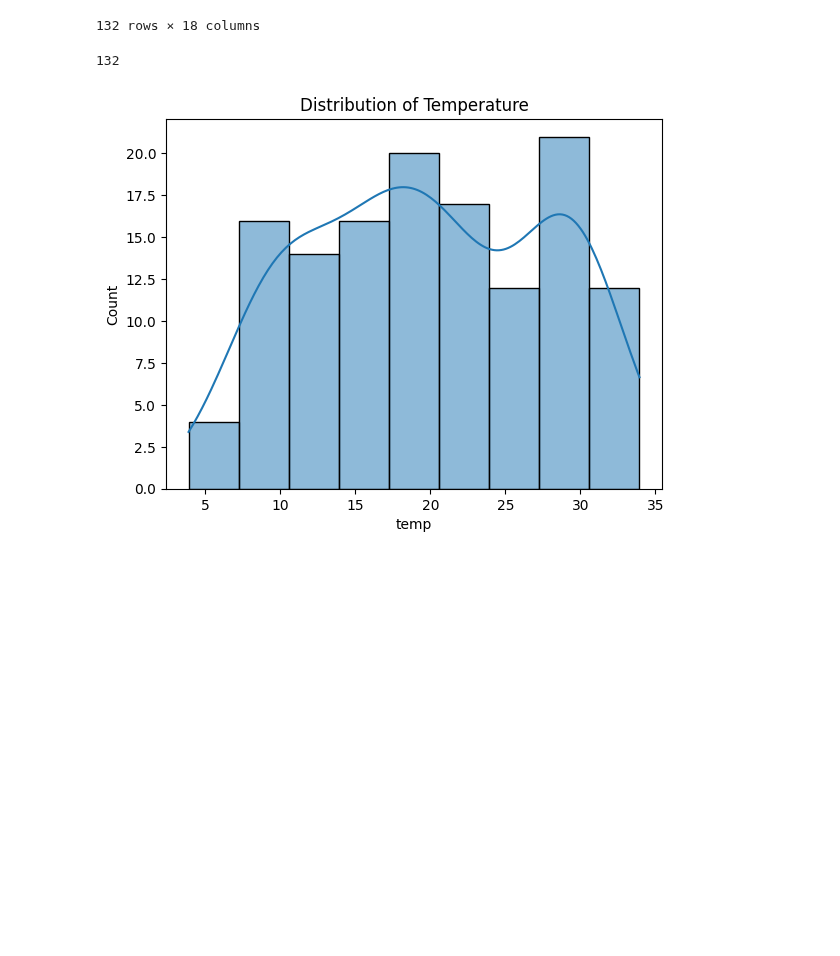
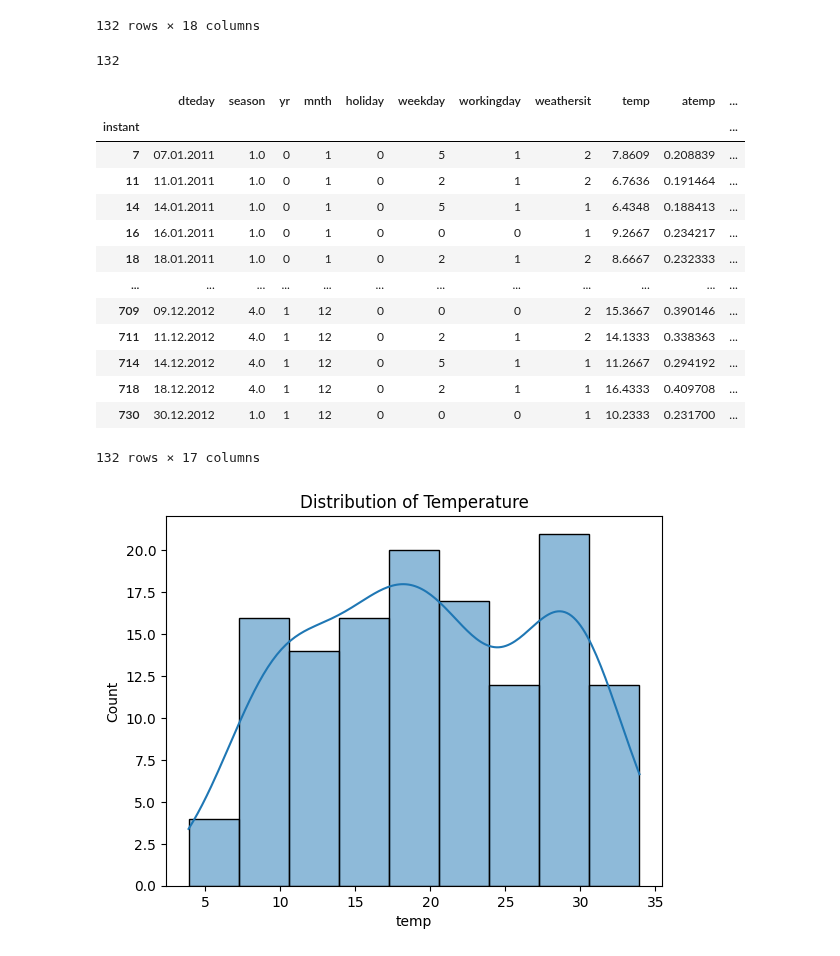
Before and after one commit to PatrykGadziomski/Bike-Rental-Prediction, a Jupyter notebook: Project Data set and Description-20231027/test_data_notebook.ipynb, the cells around one changed output. Drawn from its saved outputs; the diff is of its cells as text; code cells hidden in the pictures; blank space fills up the shorter version.

```diff
--- a/Project Data set and Description-20231027/test_data_notebook.ipynb
+++ b/Project Data set and Description-20231027/test_data_notebook.ipynb
@@ -24,19 +24,34 @@ df_test
 # %%
 # sorted Dataframe, sorted by instant, so that its in the right chronical order
 sorted_df = df_test.sort_values(by=['instant'])
 index_df = sorted_df.set_index('instant')
 
 
 # The entries are not complete, there are some missing rows
 x = 0
 for i in df_test['instant']:
     if i == 1:
         print(i)
     else:
         x += 1
 print(x)
+index_df
 # %% [output]
 132
+|  | dteday | season | yr | mnth | holiday | weekday | workingday | weathersit | temp | atemp | ... |
+| instant |  |  |  |  |  |  |  |  |  |  | ... |
+| 7 | 07.01.2011 | 1.0 | 0 | 1 | 0 | 5 | 1 | 2 | 7.8609 | 0.208839 | ... |
+| 11 | 11.01.2011 | 1.0 | 0 | 1 | 0 | 2 | 1 | 2 | 6.7636 | 0.191464 | ... |
+| 14 | 14.01.2011 | 1.0 | 0 | 1 | 0 | 5 | 1 | 1 | 6.4348 | 0.188413 | ... |
+| 16 | 16.01.2011 | 1.0 | 0 | 1 | 0 | 0 | 0 | 1 | 9.2667 | 0.234217 | ... |
+| 18 | 18.01.2011 | 1.0 | 0 | 1 | 0 | 2 | 1 | 2 | 8.6667 | 0.232333 | ... |
+| ... | ... | ... | ... | ... | ... | ... | ... | ... | ... | ... | ... |
+| 709 | 09.12.2012 | 4.0 | 1 | 12 | 0 | 0 | 0 | 2 | 15.3667 | 0.390146 | ... |
+| 711 | 11.12.2012 | 4.0 | 1 | 12 | 0 | 2 | 1 | 2 | 14.1333 | 0.338363 | ... |
+| 714 | 14.12.2012 | 4.0 | 1 | 12 | 0 | 5 | 1 | 1 | 11.2667 | 0.294192 | ... |
+| 718 | 18.12.2012 | 4.0 | 1 | 12 | 0 | 2 | 1 | 1 | 16.4333 | 0.409708 | ... |
+| 730 | 30.12.2012 | 1.0 | 1 | 12 | 0 | 0 | 0 | 1 | 10.2333 | 0.231700 | ... |
+132 rows × 17 columns
 # %%
 # Visualize the distribution of temperature
 sns.histplot(df_test['temp'], kde=True)
```
